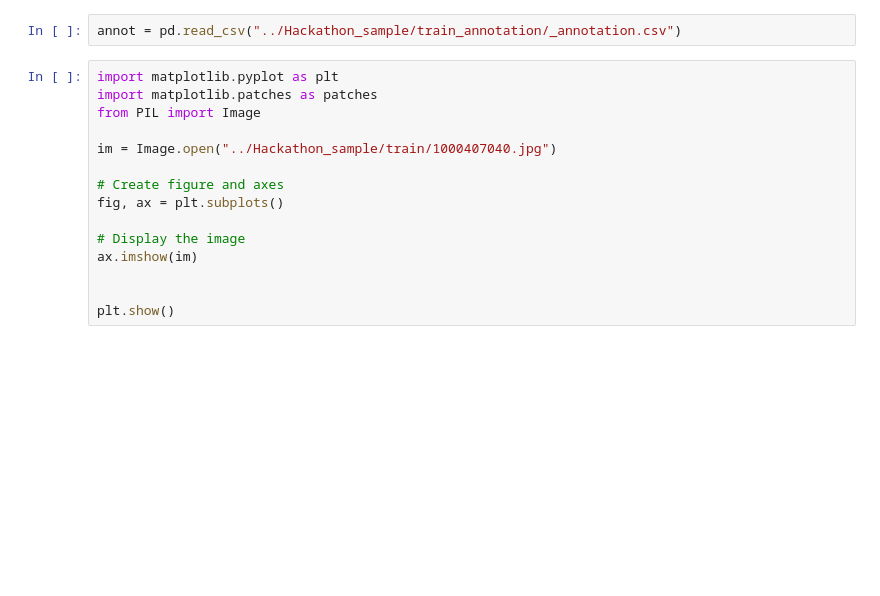
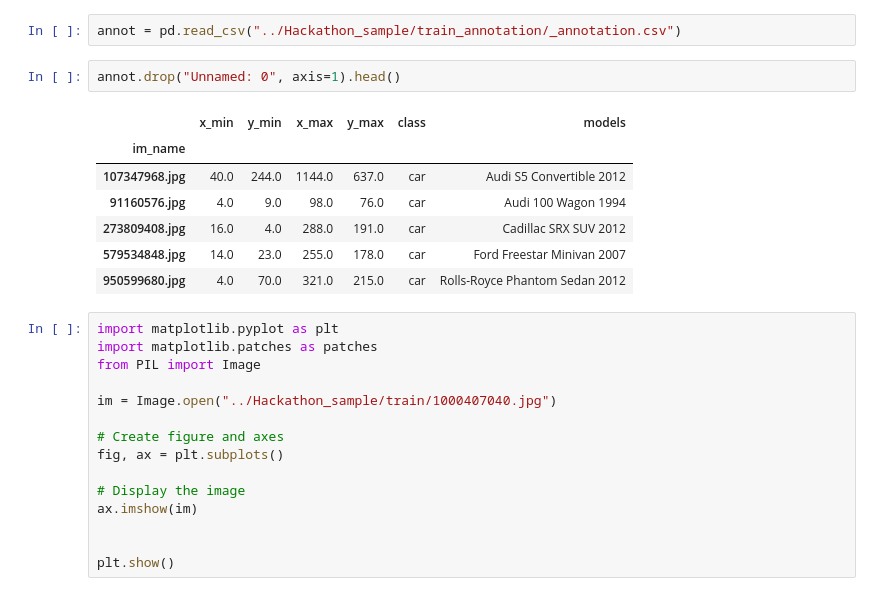
Before and after one commit to jyecapgemini/data_challenge_mines, a Jupyter notebook: Welcoming notebook/Welcoming notebook Data Challenge Mines Paris.ipynb, the cells around one changed output. Drawn from its saved outputs; the diff is of its cells as text; blank space fills up the shorter version.

```diff
--- a/Welcoming notebook/Welcoming notebook Data Challenge Mines Paris.ipynb
+++ b/Welcoming notebook/Welcoming notebook Data Challenge Mines Paris.ipynb
@@ -162,6 +162,16 @@ import numpy as np
 import cv2
 # %%
 annot = pd.read_csv("../Hackathon_sample/train_annotation/_annotation.csv")
+# %%
+annot.drop("Unnamed: 0", axis=1).head()
+# %% [output]
+|  | x_min | y_min | x_max | y_max | class | models |
+| im_name |  |  |  |  |  |  |
+| 107347968.jpg | 40.0 | 244.0 | 1144.0 | 637.0 | car | Audi S5 Convertible 2012 |
+| 91160576.jpg | 4.0 | 9.0 | 98.0 | 76.0 | car | Audi 100 Wagon 1994 |
+| 273809408.jpg | 16.0 | 4.0 | 288.0 | 191.0 | car | Cadillac SRX SUV 2012 |
+| 579534848.jpg | 14.0 | 23.0 | 255.0 | 178.0 | car | Ford Freestar Minivan 2007 |
+| 950599680.jpg | 4.0 | 70.0 | 321.0 | 215.0 | car | Rolls-Royce Phantom Sedan 2012 |
 # %%
 import matplotlib.pyplot as plt
 import matplotlib.patches as patches
```
Also changed, not shown: parts of 1 cell of this notebook, 2 other files.
